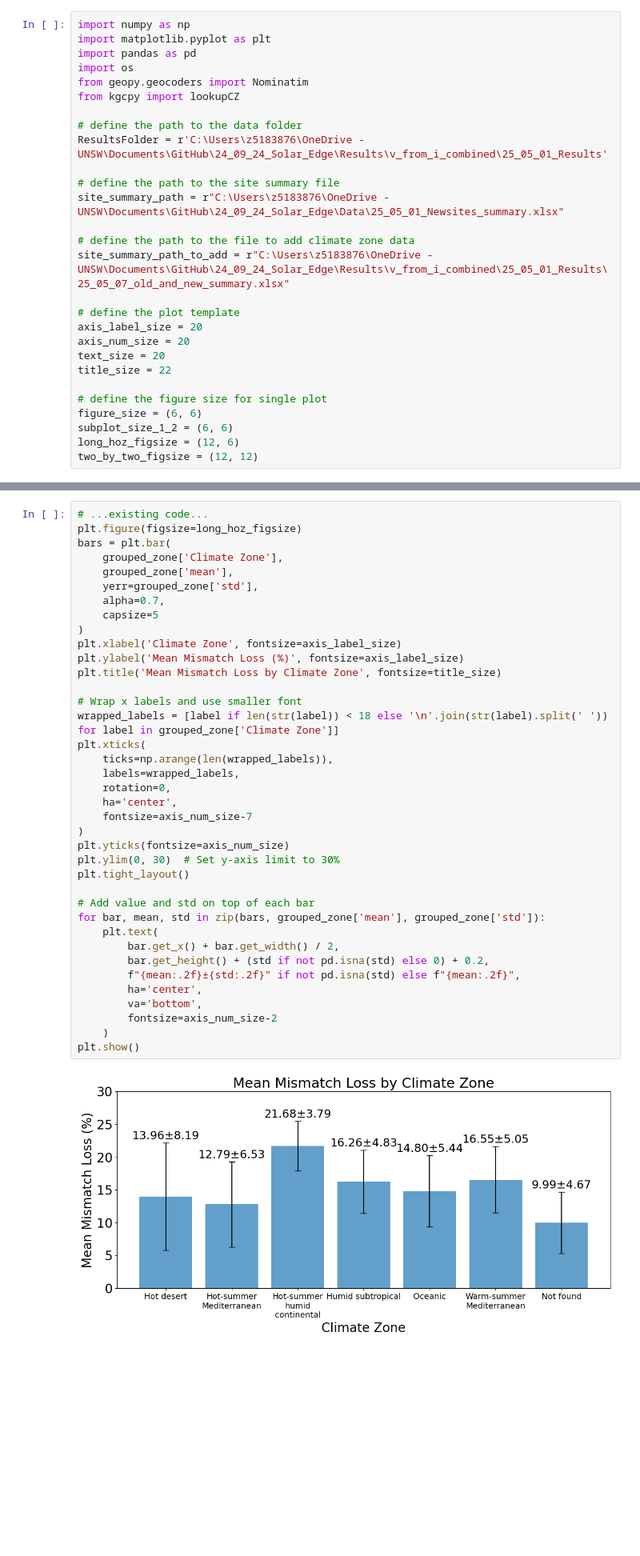
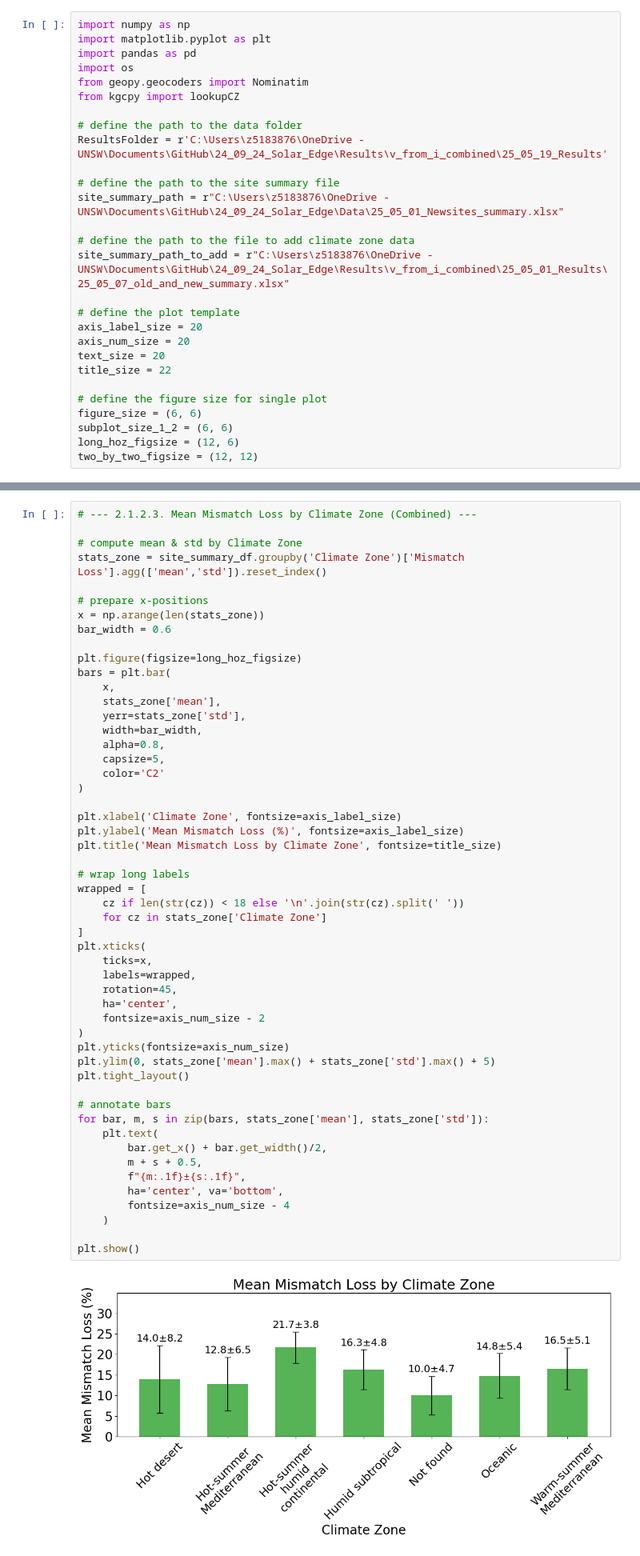
Before and after one commit to sijinwnag/24_09_24_Solar_Edge, a Jupyter notebook: Code/25_05_01_Mismatch_results_analyser.ipynb, the cells around one changed output, grey strips where cells are left out. Shown at 80% size. Saved outputs shown, nothing was run; the diff lists cells and outputs as text; blank space fills up the shorter version.

```diff
--- a/Code/25_05_01_Mismatch_results_analyser.ipynb
+++ b/Code/25_05_01_Mismatch_results_analyser.ipynb
@@ -9,7 +9,7 @@ from geopy.geocoders import Nominatim
 from kgcpy import lookupCZ
 
 # define the path to the data folder
-ResultsFolder = r'C:\Users\z5183876\OneDrive - UNSW\Documents\GitHub\24_09_24_Solar_Edge\Results\v_from_i_combined\25_05_01_Results'
+ResultsFolder = r'C:\Users\z5183876\OneDrive - UNSW\Documents\GitHub\24_09_24_Solar_Edge\Results\v_from_i_combined\25_05_19_Results'
 
 # define the path to the site summary file
 site_summary_path = r"C:\Users\z5183876\OneDrive - UNSW\Documents\GitHub\24_09_24_Solar_Edge\Data\25_05_01_Newsites_summary.xlsx"
@@ -388,45 +403,59 @@ plt.show()
 # %% [markdown]
 #### 2.1.2.3. Together
 # %%
-# ...existing code...
+# --- 2.1.2.3. Mean Mismatch Loss by Climate Zone (Combined) ---
+
+# compute mean & std by Climate Zone
+stats_zone = site_summary_df.groupby('Climate Zone')['Mismatch Loss'].agg(['mean','std']).reset_index()
+
+# prepare x‐positions
+x = np.arange(len(stats_zone))
+bar_width = 0.6
+
 plt.figure(figsize=long_hoz_figsize)
 bars = plt.bar(
-    grouped_zone['Climate Zone'],
-    grouped_zone['mean'],
-    yerr=grouped_zone['std'],
-    alpha=0.7,
-    capsize=5
+    x,
+    stats_zone['mean'],
+    yerr=stats_zone['std'],
+    width=bar_width,
+    alpha=0.8,
+    capsize=5,
+    color='C2'
 )
+
 plt.xlabel('Climate Zone', fontsize=axis_label_size)
 plt.ylabel('Mean Mismatch Loss (%)', fontsize=axis_label_size)
 plt.title('Mean Mismatch Loss by Climate Zone', fontsize=title_size)
 
-# Wrap x labels and use smaller font
-wrapped_labels = [label if len(str(label)) < 18 else '\n'.join(str(label).split(' ')) for label in grouped_zone['Climate Zone']]
+# wrap long labels
+wrapped = [
+    cz if len(str(cz)) < 18 else '\n'.join(str(cz).split(' '))
+    for cz in stats_zone['Climate Zone']
+]
 plt.xticks(
-    ticks=np.arange(len(wrapped_labels)),
-    labels=wrapped_labels,
-    rotation=0,
+    ticks=x,
+    labels=wrapped,
+    rotation=45,
     ha='center',
-    fontsize=axis_num_size-7
+    fontsize=axis_num_size - 2
 )
 plt.yticks(fontsize=axis_num_size)
-plt.ylim(0, 30)  # Set y-axis limit to 30%
+plt.ylim(0, stats_zone['mean'].max() + stats_zone['std'].max() + 5)
 plt.tight_layout()
 
-# Add value and std on top of each bar
-for bar, mean, std in zip(bars, grouped_zone['mean'], grouped_zone['std']):
+# annotate bars
+for bar, m, s in zip(bars, stats_zone['mean'], stats_zone['std']):
     plt.text(
-        bar.get_x() + bar.get_width() / 2,
-        bar.get_height() + (std if not pd.isna(std) else 0) + 0.2,
-        f"{mean:.2f}±{std:.2f}" if not pd.isna(std) else f"{mean:.2f}",
-        ha='center',
-        va='bottom',
-        fontsize=axis_num_size-2
+        bar.get_x() + bar.get_width()/2,
+        m + s + 0.5,
+        f"{m:.1f}±{s:.1f}",
+        ha='center', va='bottom',
+        fontsize=axis_num_size - 4
     )
+
 plt.show()
 # %% [output]
-[figure, old version]
+[figure, new version]
 # %% [markdown]
 ### 2.1.3. Season
 # %%
```
Also changed, not shown: parts of 18 cells of this notebook, 1 other file.
